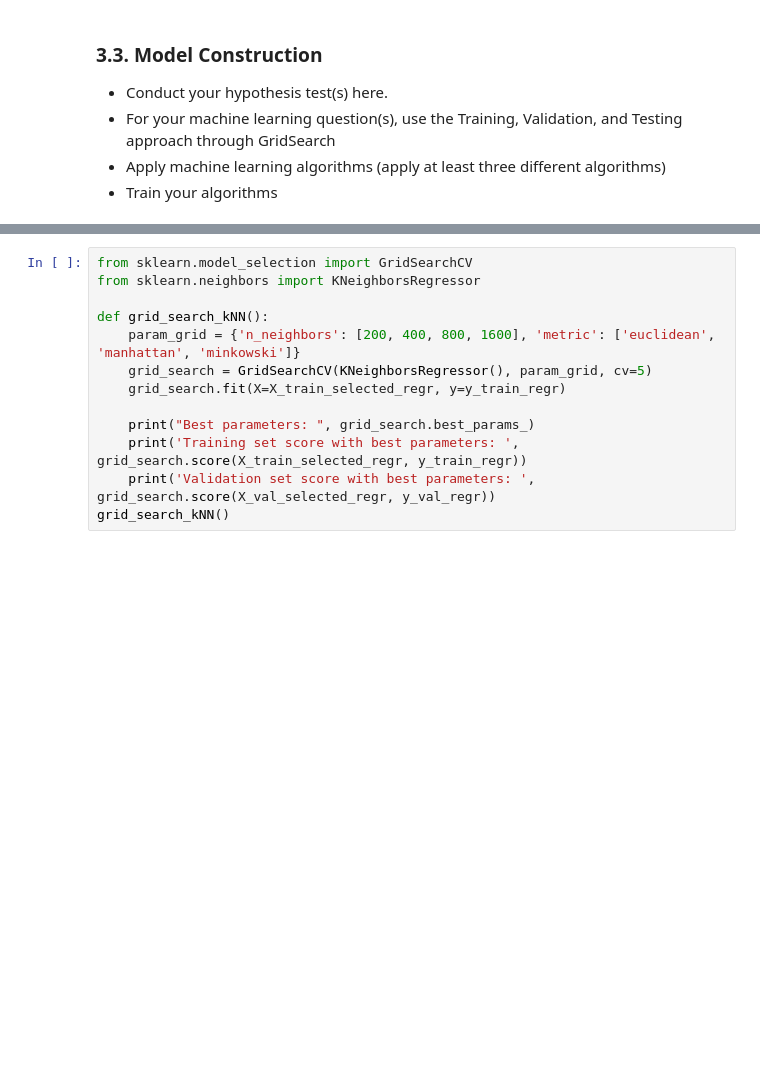
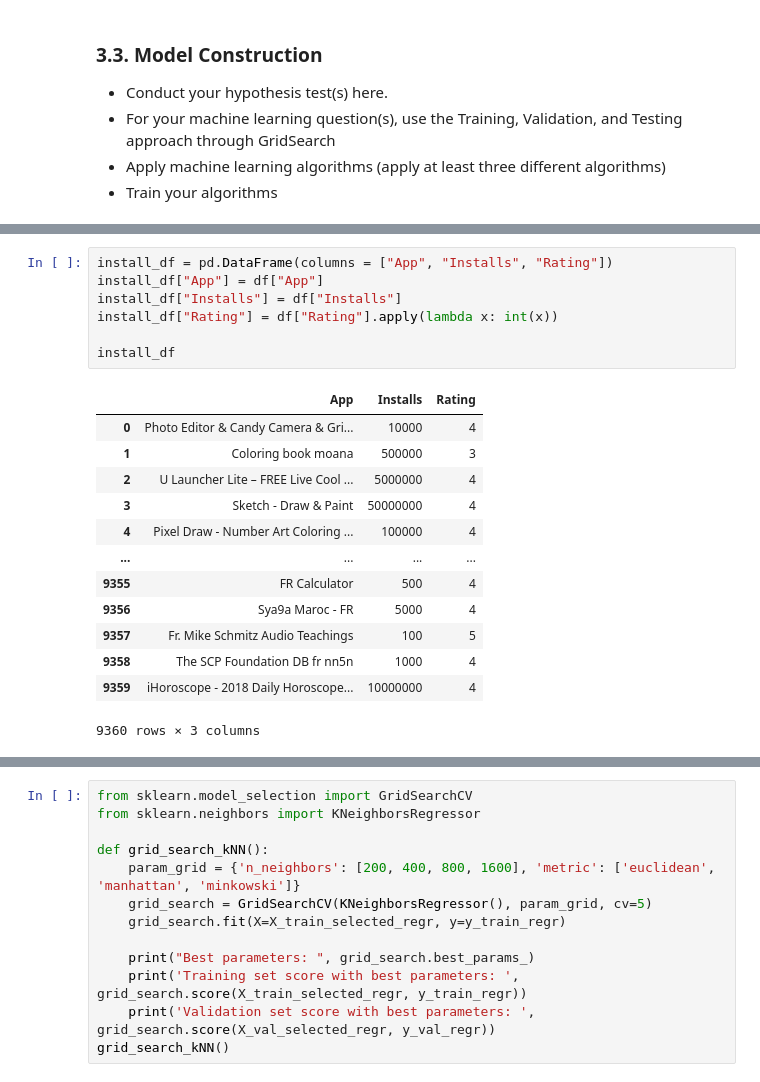
Before and after one commit to yoonpatrick3/ds3000-fp, a Jupyter notebook: DS3000_FP4_Section01_Group24.ipynb, the cells around one changed output, grey strips where cells are left out. Drawn from its saved outputs; the diff is of its cells as text; blank space fills up the shorter version.

```diff
--- a/DS3000_FP4_Section01_Group24.ipynb
+++ b/DS3000_FP4_Section01_Group24.ipynb
@@ -517,0 +523,21 @@ As we can see again, none of the features by themselves have a significance diff
+# %%
+install_df = pd.DataFrame(columns = ["App", "Installs", "Rating"])
+install_df["App"] = df["App"]
+install_df["Installs"] = df["Installs"]
+install_df["Rating"] = df["Rating"].apply(lambda x: int(x))
+
+install_df
+# %% [output]
+|  | App | Installs | Rating |
+| 0 | Photo Editor & Candy Camera & Gri... | 10000 | 4 |
+| 1 | Coloring book moana | 500000 | 3 |
+| 2 | U Launcher Lite – FREE Live Cool ... | 5000000 | 4 |
+| 3 | Sketch - Draw & Paint | 50000000 | 4 |
+| 4 | Pixel Draw - Number Art Coloring ... | 100000 | 4 |
+| ... | ... | ... | ... |
+| 9355 | FR Calculator | 500 | 4 |
+| 9356 | Sya9a Maroc - FR | 5000 | 4 |
+| 9357 | Fr. Mike Schmitz Audio Teachings | 100 | 5 |
+| 9358 | The SCP Foundation DB fr nn5n | 1000 | 4 |
+| 9359 | iHoroscope - 2018 Daily Horoscope... | 10000000 | 4 |
+9360 rows × 3 columns
```
Also changed, not shown: parts of 16 cells of this notebook, 2 other files.
